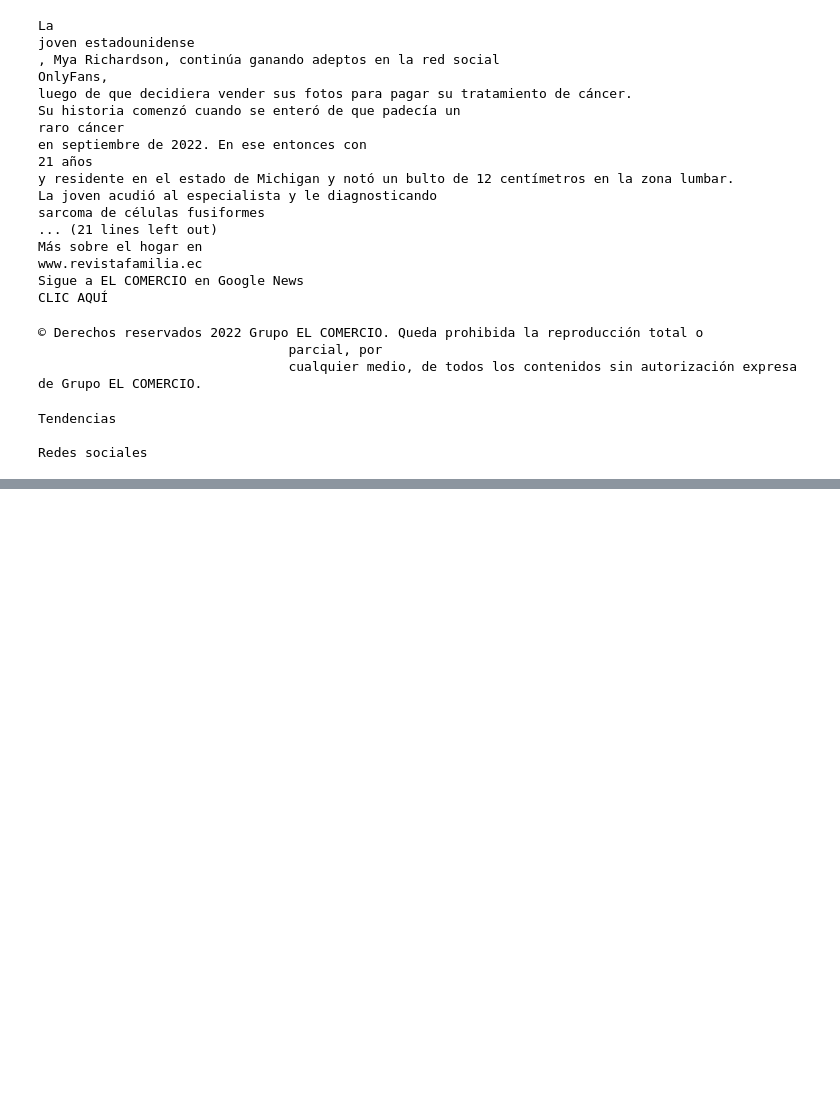
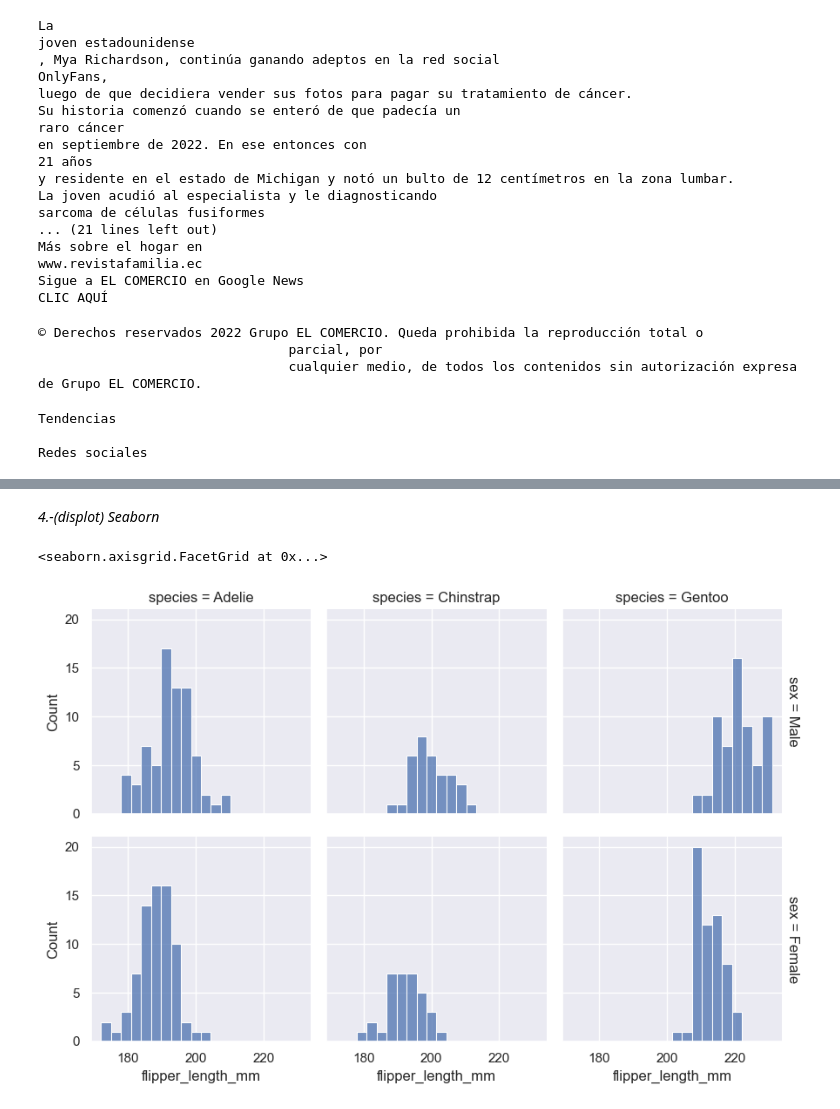
Before and after one commit to Alejo-P/Analisis-de-datos, a Jupyter notebook: Tarea3/Pinzon.ipynb, the cells around one changed output, grey strips where cells are left out. Drawn from its saved outputs; the diff is of its cells as text; code cells hidden in the pictures; blank space fills up the shorter version.

```diff
--- a/Tarea3/Pinzon.ipynb
+++ b/Tarea3/Pinzon.ipynb
@@ -190,0 +221,15 @@ except Error as error:
+# %% [markdown]
+_4.-(displot) Seaborn_
+# %%
+import seaborn as sns
+# Usar un tema  de Seaborn para que los gráficos queden bonitos.
+sns.set_theme(style="darkgrid")
+df = sns.load_dataset("penguins")
+# Graficar los datos
+sns.displot(
+    df, x="flipper_length_mm", col="species", row="sex",
+    binwidth=3, height=3, facet_kws=dict(margin_titles=True),
+)
+# %% [output]
+<seaborn.axisgrid.FacetGrid at 0x...>
+[figure, added]
```
Also changed, not shown: parts of 28 cells of this notebook, 3 other files.
